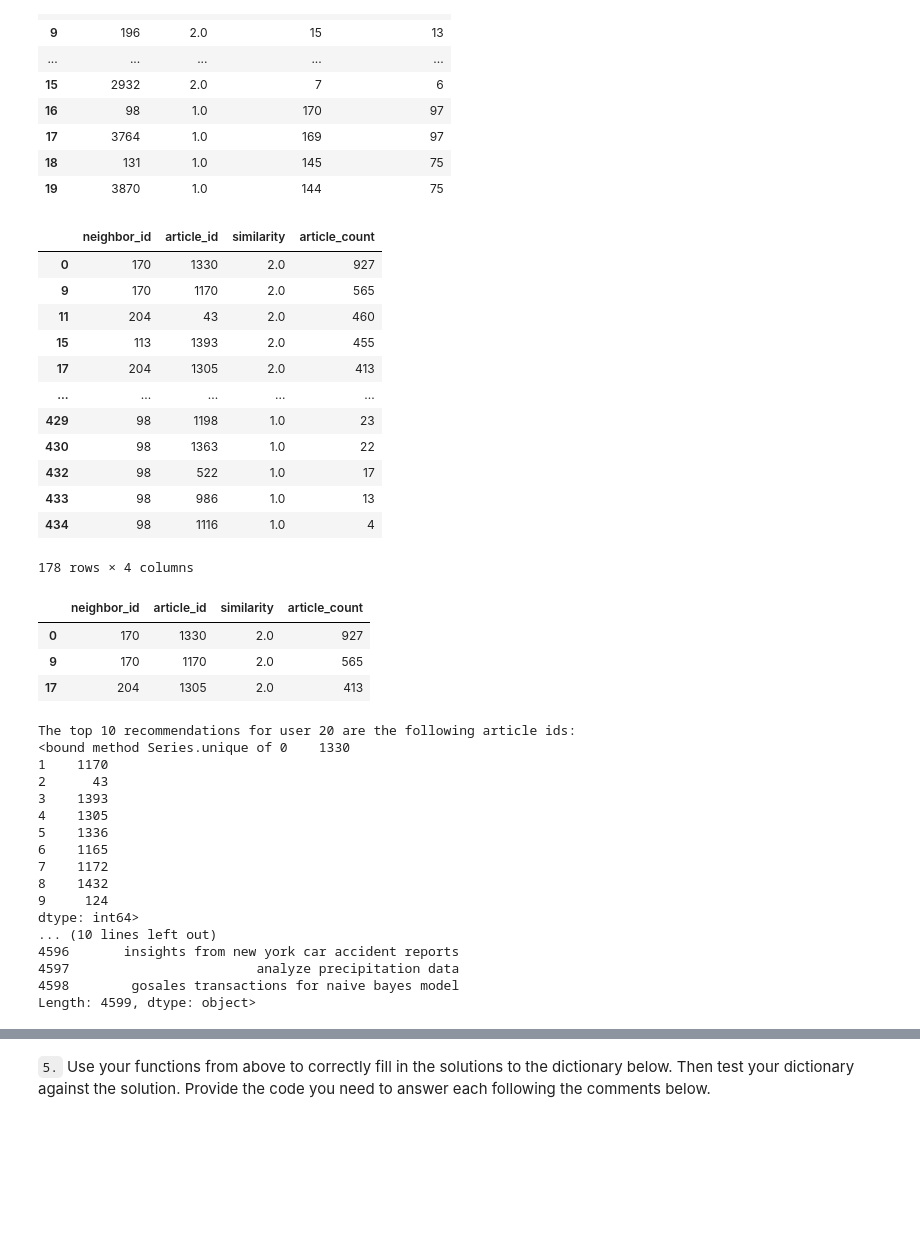
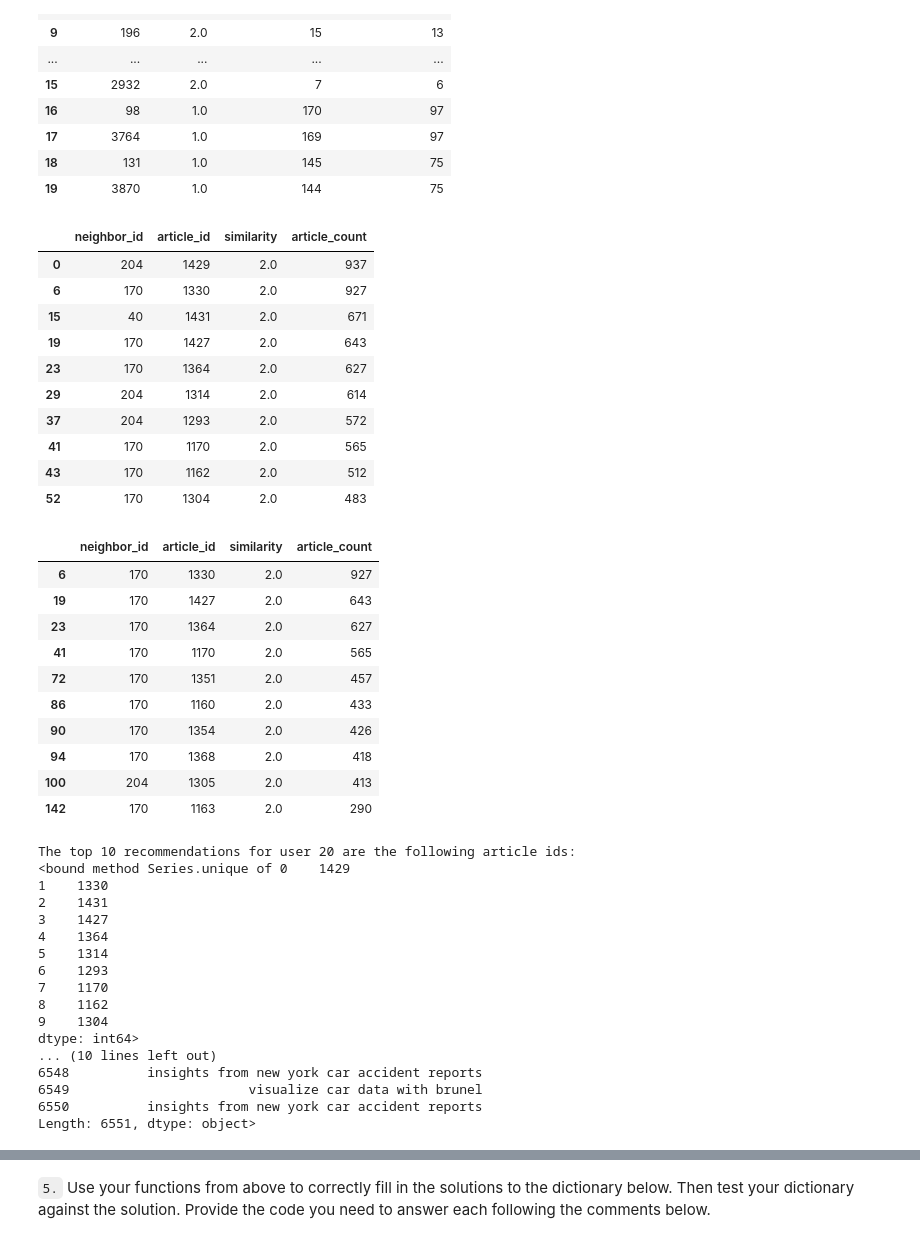
Before and after one commit to adduke/IBM-recommendation-engine, a Jupyter notebook: notebooks/Recommendations_with_IBM.ipynb, the cells around one changed output, grey strips where cells are left out. Drawn from its saved outputs; the diff is of its cells as text; code cells hidden in the pictures; blank space fills up the shorter version.

```diff
--- a/notebooks/Recommendations_with_IBM.ipynb
+++ b/notebooks/Recommendations_with_IBM.ipynb
@@ -732,7 +732,7 @@ def user_user_recs_part2(user_id, m=10):
     before choosing those with fewer total interactions.
     '''
     # get articles user has already seen
-    article_ids, _ = get_user_articles(user_id)
+    user_articles, _ = get_user_articles(user_id)
     # find similar users
     neighbors_df = get_top_sorted_users(user_id)
     most_similar_users = list(get_top_sorted_users(user_id).neighbor_id)
@@ -790,30 +790,35 @@ def user_user_recs_part2(user_id, m=10):
     return recs, rec_names, df_rec
 # %%
 df_recommendations2 = user_user_recs_part2(20)[2]
-df_recommendations2
+df_recommendations2.head(10)
 # %% [output]
 |  | neighbor_id | article_id | similarity | article_count |
-| 0 | 170 | 1330 | 2.0 | 927 |
-| 9 | 170 | 1170 | 2.0 | 565 |
-| 11 | 204 | 43 | 2.0 | 460 |
-| 15 | 113 | 1393 | 2.0 | 455 |
-| 17 | 204 | 1305 | 2.0 | 413 |
-| ... | ... | ... | ... | ... |
-| 429 | 98 | 1198 | 1.0 | 23 |
-| 430 | 98 | 1363 | 1.0 | 22 |
-| 432 | 98 | 522 | 1.0 | 17 |
-| 433 | 98 | 986 | 1.0 | 13 |
-| 434 | 98 | 1116 | 1.0 | 4 |
+| 0 | 204 | 1429 | 2.0 | 937 |
+| 6 | 170 | 1330 | 2.0 | 927 |
+| 15 | 40 | 1431 | 2.0 | 671 |
+| 19 | 170 | 1427 | 2.0 | 643 |
+| 23 | 170 | 1364 | 2.0 | 627 |
+| 29 | 204 | 1314 | 2.0 | 614 |
+| 37 | 204 | 1293 | 2.0 | 572 |
+| 41 | 170 | 1170 | 2.0 | 565 |
+| 43 | 170 | 1162 | 2.0 | 512 |
+| 52 | 170 | 1304 | 2.0 | 483 |
-178 rows × 4 columns
 # %%
 expected = [1330.0, 1427.0, 1364.0, 1170.0, 1162.8, 1304.8, 1351.0, 1160.0, 1354.0, 1368.0]
 expected = [np.round(x) for x in expected]
 df_recommendations2[df_recommendations2['article_id'].isin(expected)]
 # %% [output]
 |  | neighbor_id | article_id | similarity | article_count |
-| 0 | 170 | 1330 | 2.0 | 927 |
-| 9 | 170 | 1170 | 2.0 | 565 |
-| 17 | 204 | 1305 | 2.0 | 413 |
+| 6 | 170 | 1330 | 2.0 | 927 |
+| 19 | 170 | 1427 | 2.0 | 643 |
+| 23 | 170 | 1364 | 2.0 | 627 |
+| 41 | 170 | 1170 | 2.0 | 565 |
+| 72 | 170 | 1351 | 2.0 | 457 |
+| 86 | 170 | 1160 | 2.0 | 433 |
+| 90 | 170 | 1354 | 2.0 | 426 |
+| 94 | 170 | 1368 | 2.0 | 418 |
+| 100 | 204 | 1305 | 2.0 | 413 |
+| 142 | 170 | 1163 | 2.0 | 290 |
 # %%
 # Quick spot check - don't change this code - just use it to test your functions
 rec_ids, rec_names, _ = user_user_recs_part2(20, 10)
@@ -824,22 +829,22 @@ print("The top 10 recommendations for user 20 are the following article names:")
 print(pd.Series(rec_names).unique)
 # %% [output]
 The top 10 recommendations for user 20 are the following article ids:
-<bound method Series.unique of 0    1330
-1    1170
-2      43
-3    1393
-4    1305
-5    1336
-6    1165
-7    1172
-8    1432
-9     124
+<bound method Series.unique of 0    1429
+1    1330
+2    1431
+3    1427
+4    1364
+5    1314
+6    1293
+7    1170
+8    1162
+9    1304
 dtype: int64>
 ... (10 lines left out)
-4596       insights from new york car accident reports
-4597                        analyze precipitation data
-4598        gosales transactions for naive bayes model
-Length: 4599, dtype: object>
+6548          insights from new york car accident reports
+6549                       visualize car data with brunel
+6550          insights from new york car accident reports
+Length: 6551, dtype: object>
 # %%
 user_user_recs_part2(user_id=1)
 # %% [output]
```
Also changed, not shown: parts of 3 cells of this notebook, 1 other file.
